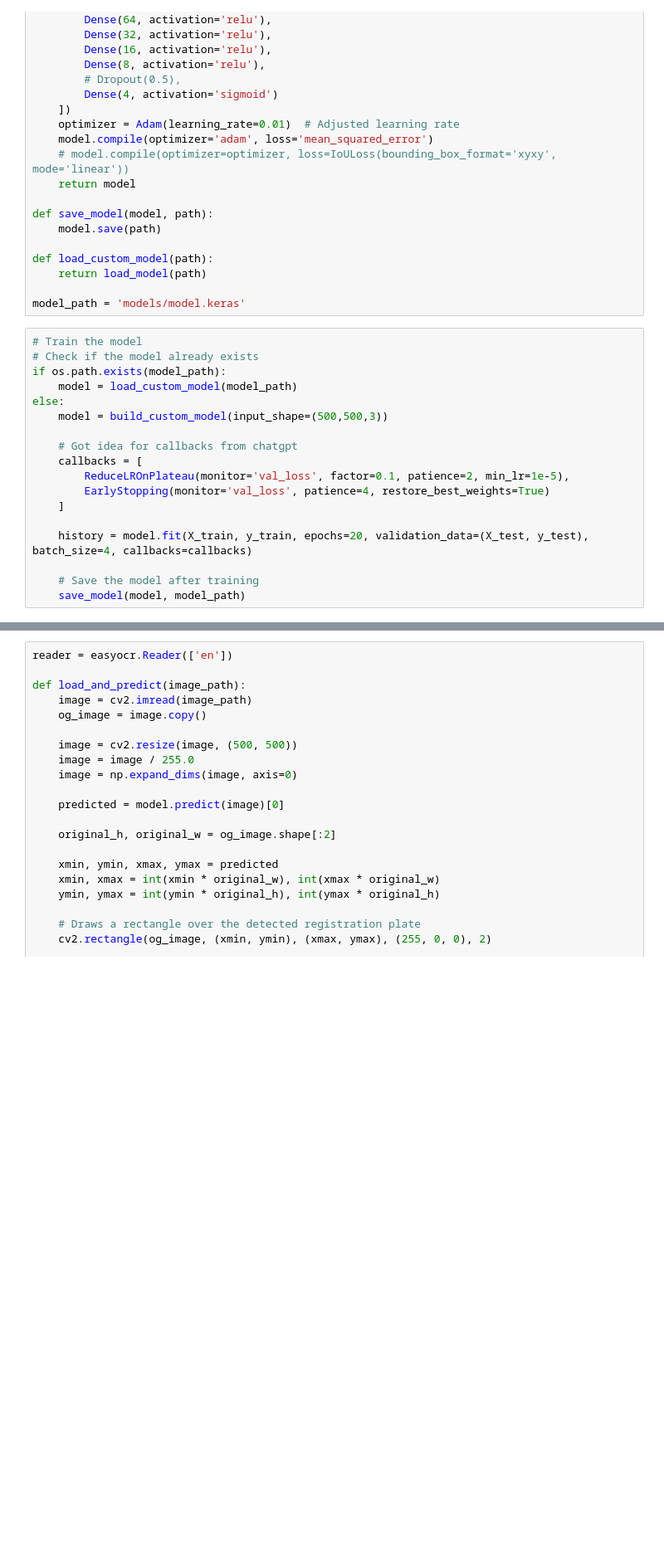
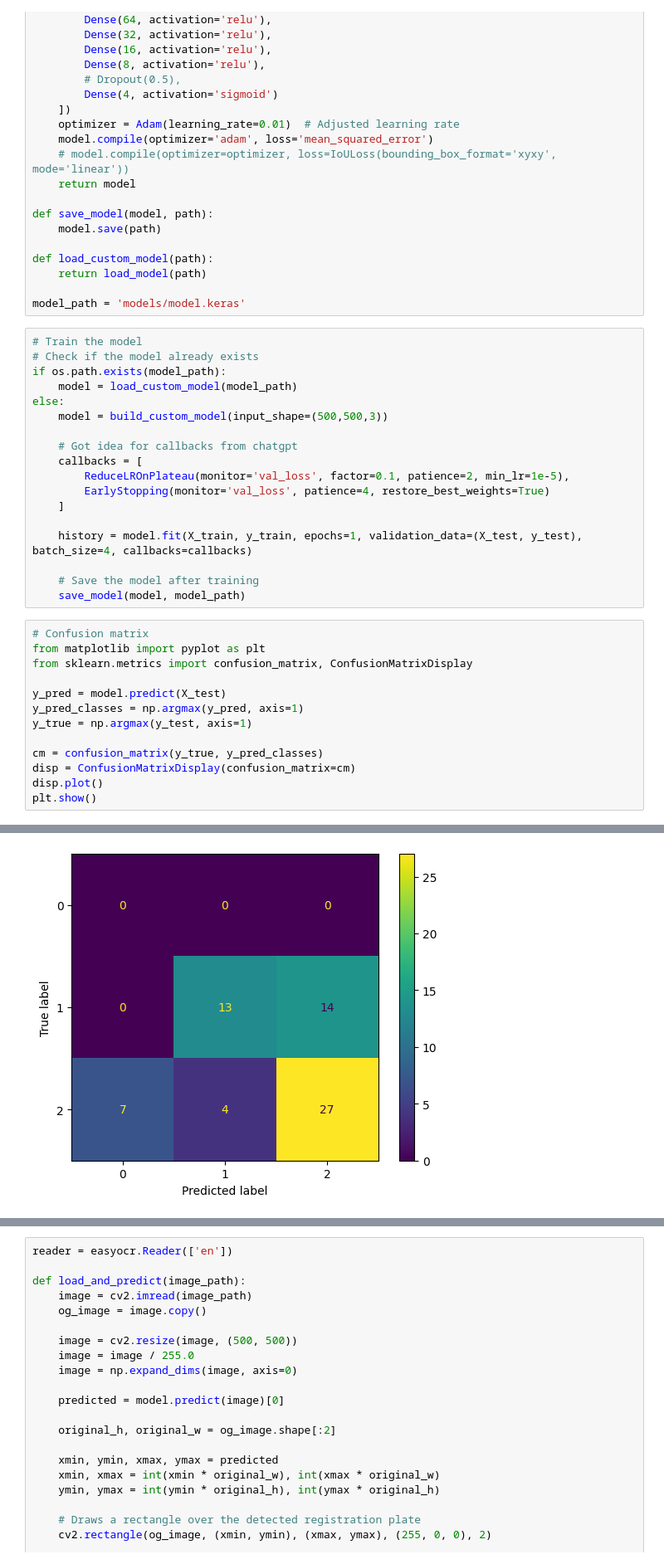
Before and after one commit to urluur/Registration-Plate-Recognition, a Jupyter notebook: main.ipynb, the cells around one changed output, grey strips where cells are left out. Shown: that part at 83% size. Saved outputs shown, nothing was run; the diff lists cells and outputs as text; blank space fills up the shorter version.

Commit message:
plots
- confusion matrix
- ROC curve
- Precision-recall curve

Co-Authored-By: Miha <mstih@proton.me>

```diff
--- a/main.ipynb
+++ b/main.ipynb
@@ -82,7 +83,21 @@ else:
         EarlyStopping(monitor='val_loss', patience=4, restore_best_weights=True)
     ]
 
-    history = model.fit(X_train, y_train, epochs=20, validation_data=(X_test, y_test), batch_size=4, callbacks=callbacks)
+    history = model.fit(X_train, y_train, epochs=1, validation_data=(X_test, y_test), batch_size=4, callbacks=callbacks)
 
     # Save the model after training
     save_model(model, model_path)
+# %%
+# Confusion matrix
+from matplotlib import pyplot as plt
+from sklearn.metrics import confusion_matrix, ConfusionMatrixDisplay
+
+y_pred = model.predict(X_test)
+y_pred_classes = np.argmax(y_pred, axis=1)
+y_true = np.argmax(y_test, axis=1)
+
+cm = confusion_matrix(y_true, y_pred_classes)
+disp = ConfusionMatrixDisplay(confusion_matrix=cm)
+disp.plot()
+plt.show()
+# %% [output]
@@ -88,0 +105 @@ else:
+[figure, added]
```
Also changed, not shown: parts of 7 cells of this notebook, 3 other files.
